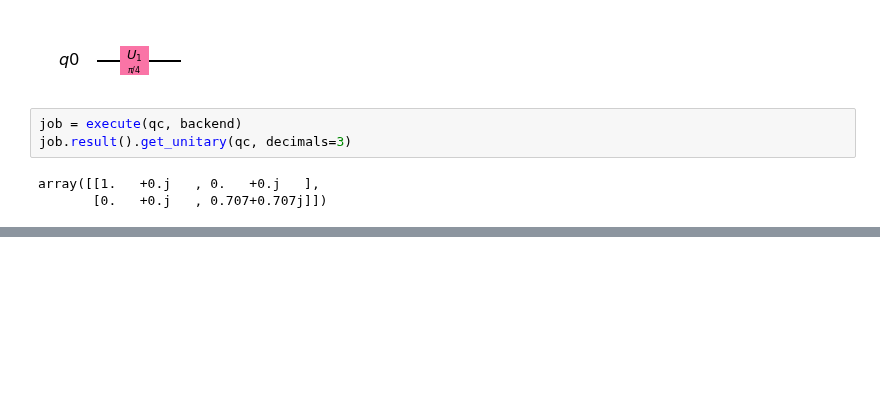
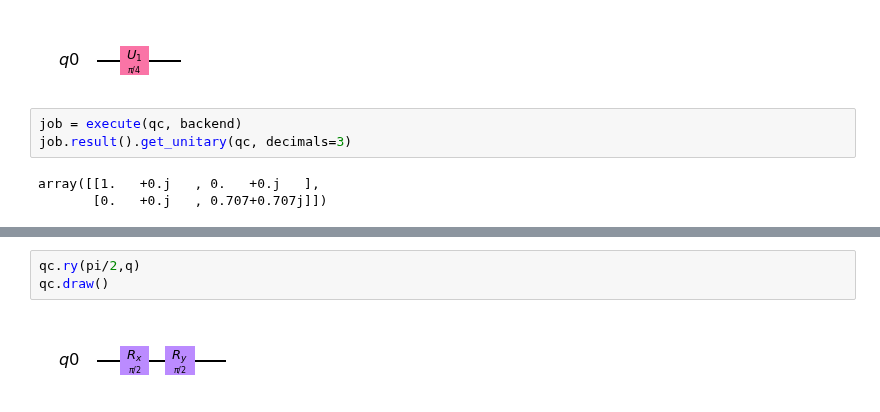
Before and after one commit to ertogrul/q-way, a Jupyter notebook: 202-summary_of_q_operations.ipynb, the cells around one changed output, grey strips where cells are left out. Cells and saved outputs as stored; diff of their text form; blank space fills up the shorter version.

```diff
--- a/202-summary_of_q_operations.ipynb
+++ b/202-summary_of_q_operations.ipynb
@@ -261,0 +278,5 @@ array([[1.   +0.j   , 0.   +0.j   ],
+# %%
+qc.ry(pi/2,q)
+qc.draw()
+# %% [output]
+[figure, added]
```
Also changed, not shown: parts of 9 cells of this notebook.
